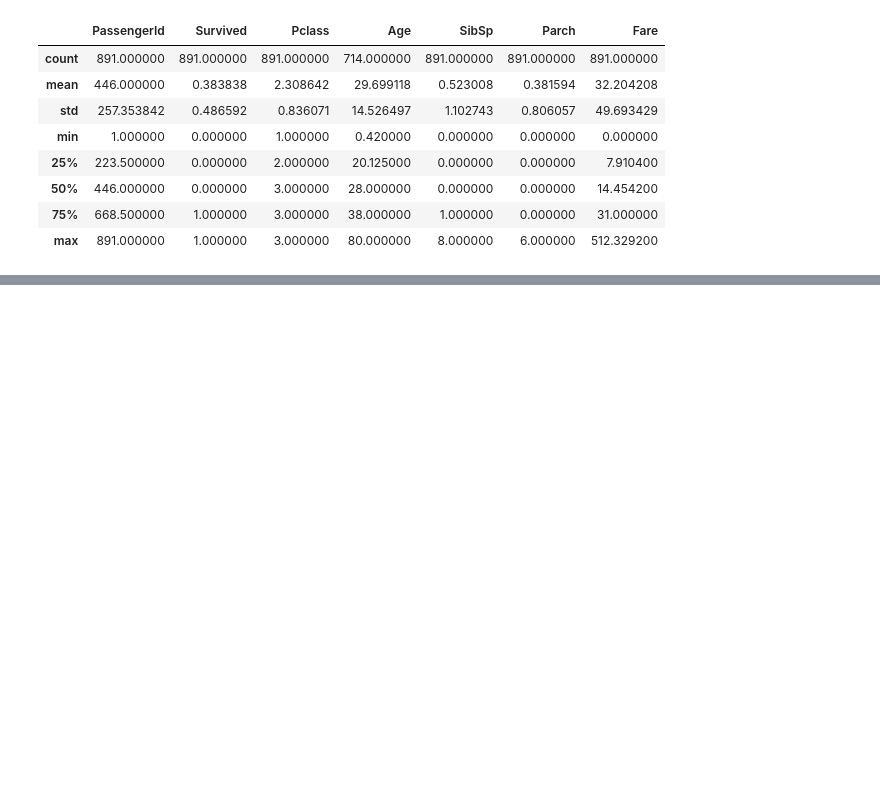
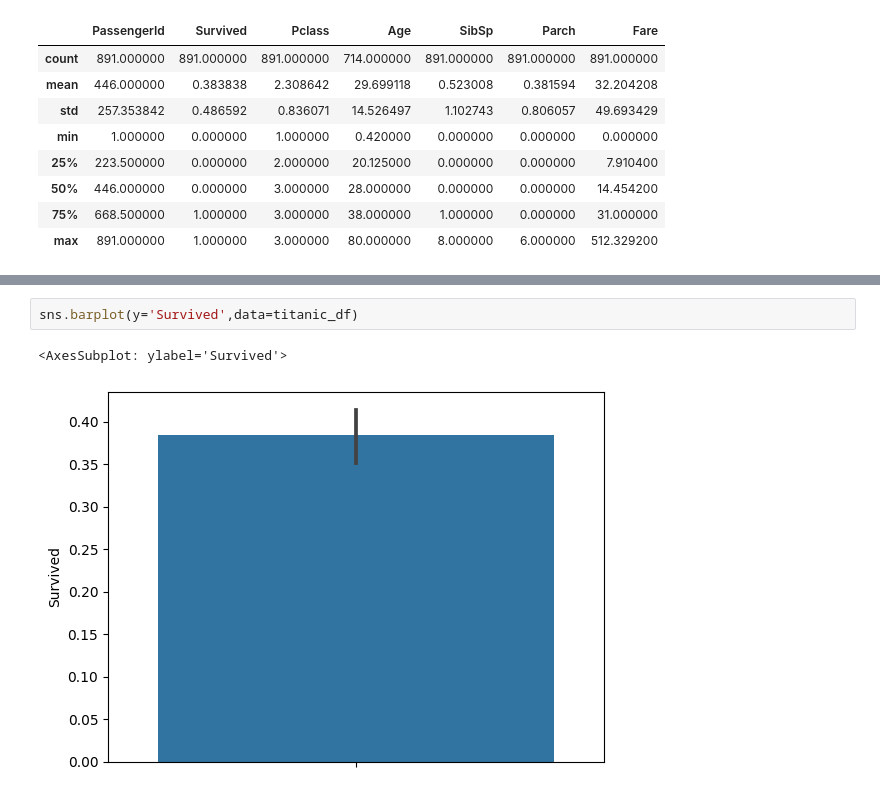
Before and after one commit to jjongseon/sessac, a Jupyter notebook: titanic/titanic.ipynb, the cells around one changed output, grey strips where cells are left out. Saved outputs shown, nothing was run; the diff lists cells and outputs as text; blank space fills up the shorter version.

```diff
--- a/titanic/titanic.ipynb
+++ b/titanic/titanic.ipynb
@@ -48,0 +103,5 @@ titanic_df.describe()
+# %%
+sns.barplot(y='Survived',data=titanic_df)
+# %% [output]
+<AxesSubplot: ylabel='Survived'>
+[figure, added]
```
Also changed, not shown: parts of 17 cells of this notebook.
